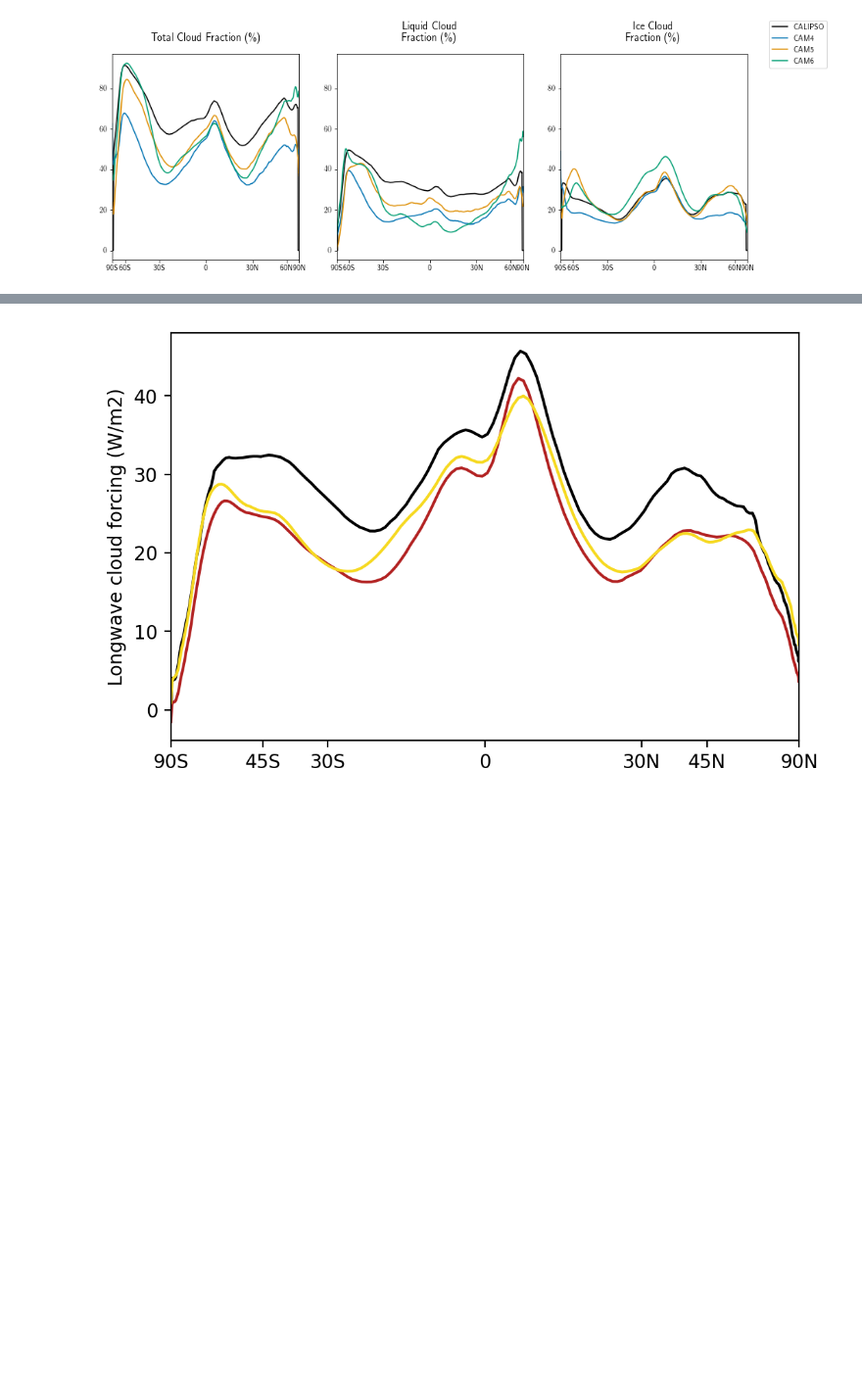
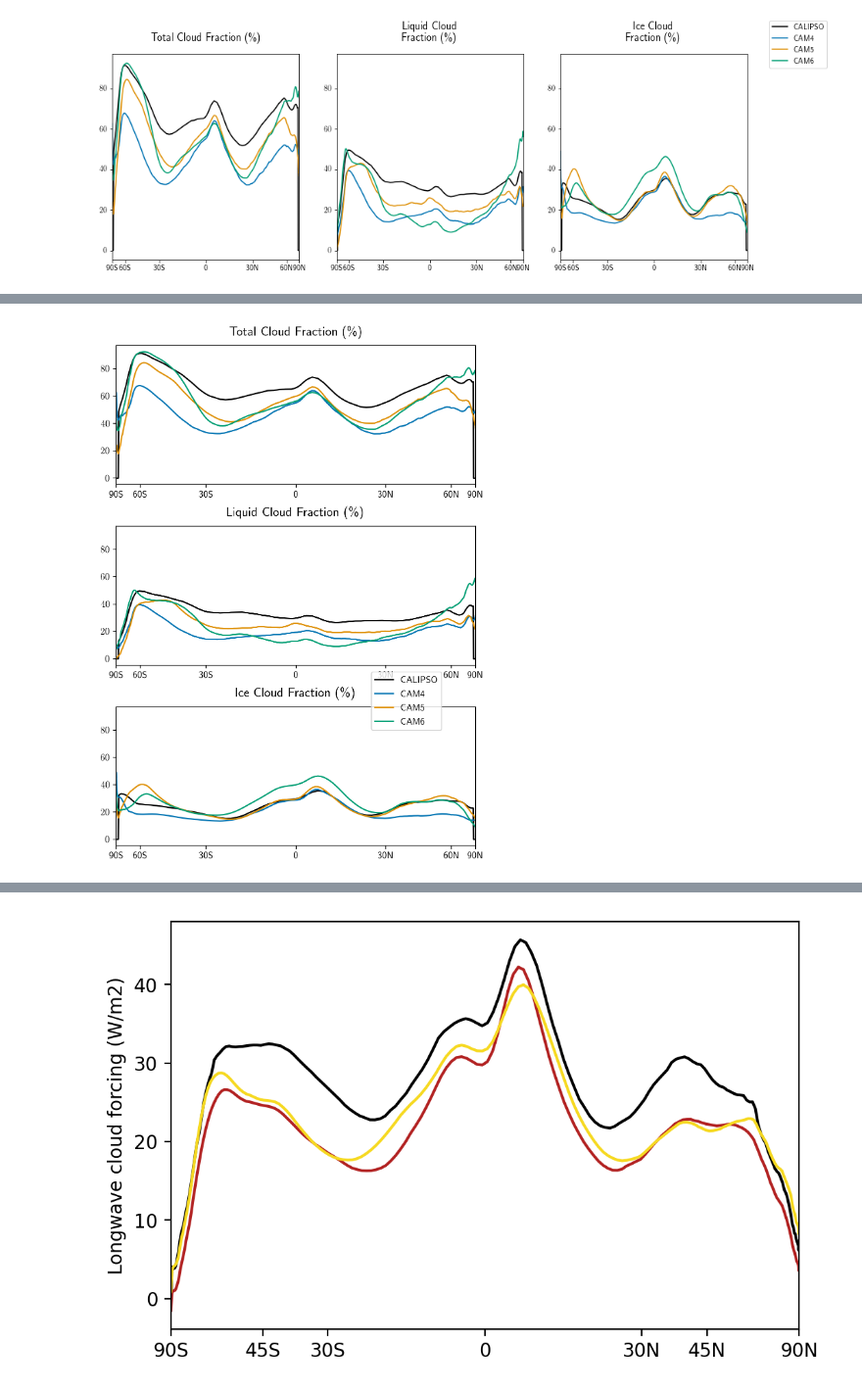
Before and after one commit to jshaw35/CESM2_analysis, a Jupyter notebook: CESM2_COSP/cosp1.4/kay2012_fig1-cam6.ipynb, the cells around one changed output, grey strips where cells are left out. Shown at 98% size. Cells and saved outputs as stored; diff of their text form; code cells hidden in the pictures; blank space fills up the shorter version.

```diff
--- a/CESM2_COSP/cosp1.4/kay2012_fig1-cam6.ipynb
+++ b/CESM2_COSP/cosp1.4/kay2012_fig1-cam6.ipynb
@@ -122,0 +127,14 @@ test3 = fig1metric.plot1D('CLDTOT_CAL',layers=True,bias=False)
+# %%
+mpl.rc('text', usetex=True)
+
+fig2,ax2 = plt.subplots(nrows=3,ncols=1,figsize=(7,10))
+
+test3 = fig1metric.plot1D('CLDTOT_CAL',layers=True,bias=False,ax=ax2)
+
+leg = fig2.legend(test3[0],loc=(0.7,0.25))
+fig2.subplots_adjust(hspace=0.3)
+fig2.set_dpi(200)
+
+plt.show()
+# %% [output]
+[figure, added]
```
Also changed, not shown: parts of 3 cells of this notebook, 5 other files.
